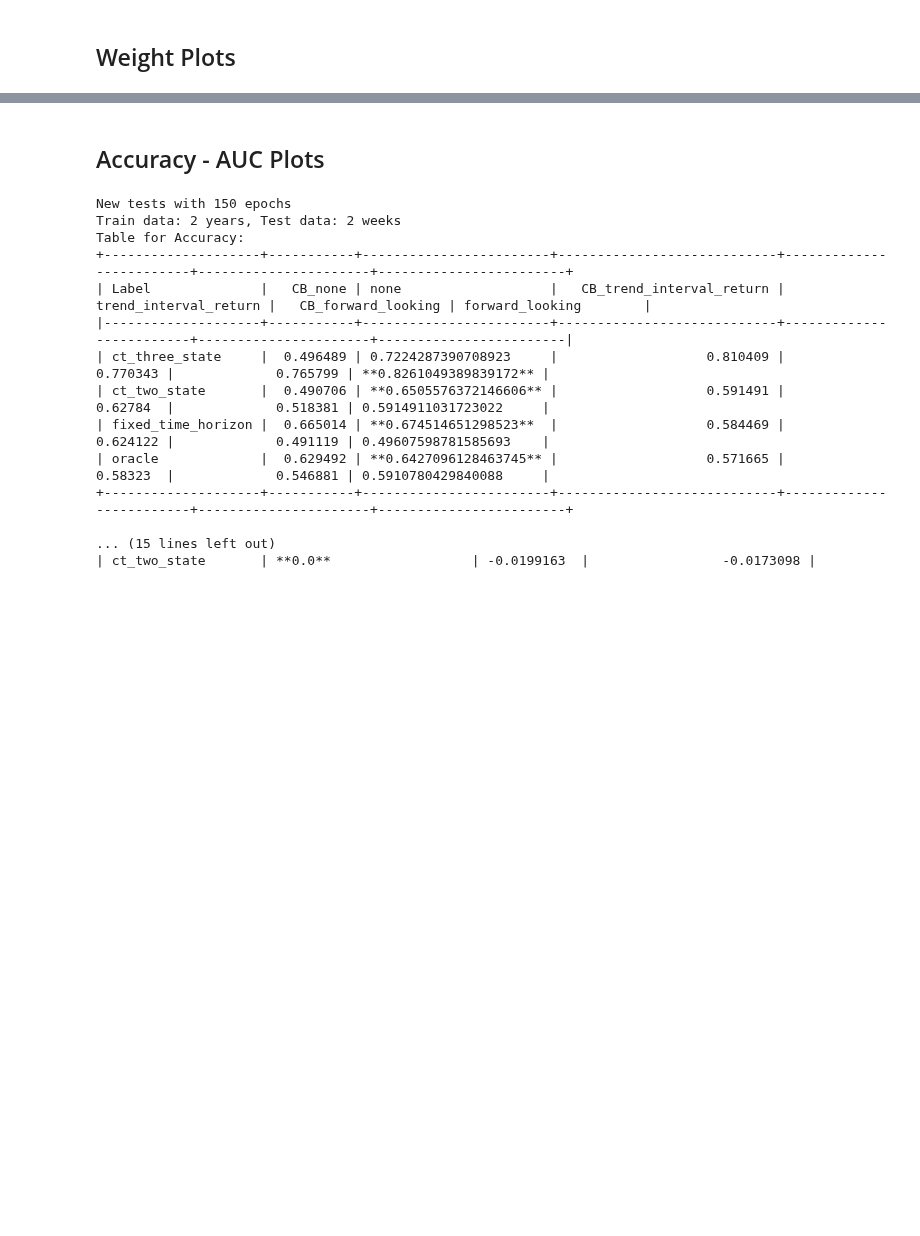
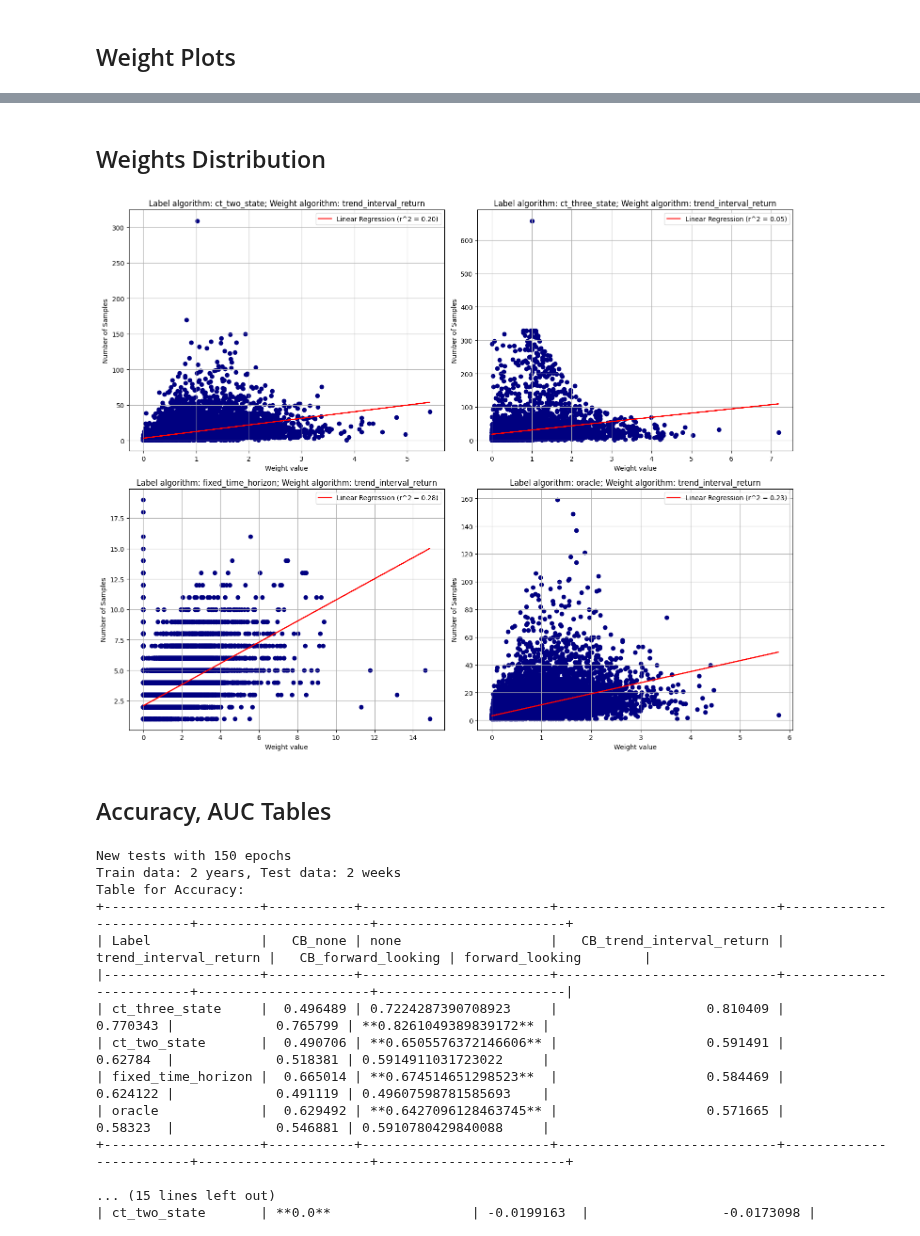
Before and after one commit to MDzaja/MasterThesis, a Jupyter notebook: notebook.ipynb, the cells around one changed output, grey strips where cells are left out. Cells and saved outputs as stored; diff of their text form; code cells hidden in the pictures; blank space fills up the shorter version.

```diff
--- a/notebook.ipynb
+++ b/notebook.ipynb
@@ -167,8 +164,8 @@ plot_utils.plot_4_aggregated_trend_distribution(f'all - Individual Trend Distrib
 ## Weight Plots
 # %%
 from weights import trend_interval_return
-start_index = 150
-end_index = 250
+start_index = 352
+end_index = 460
 prices = raw_train_df['Close'].iloc[start_index:end_index]
 labels = labels_train_dict['oracle'].iloc[start_index:end_index]
 weights_dict = {}
@@ -176,15 +173,8 @@ for weight_alg, weights in weights_train_dict['oracle'].items():
     if weight_alg in ['trend_interval_return', 'forward_looking']:
         weights_dict[weight_alg] = weights.iloc[start_index:end_index]
 
-plot_utils.plot_weights('Weights', prices, labels, weights_dict)
-
-
-# plot_utils.plot_weights_distribution(weights_train_dict['oracle']['trend_interval_return'])
-# plot_utils.plot_weights_distribution(weights_test_dict['oracle']['forward_looking'])
-
-# print(weights_train_dict['oracle']['trend_interval_return'].sum())
-# print(weights_train_dict['oracle']['trend_interval_return'].shape)
-
-# plot_utils.plot_4_aggregated_trend_distribution('trend interval return', weights_train_dict['oracle']['trend_interval_return'])
-# plot_utils.plot_4_aggregated_trend_distribution('forward looking', weights_train_dict['oracle']['forward_looking'])
+_weights = weights_train_dict['oracle']['trend_interval_return'].iloc[start_index:end_index]
+weight_utils.plot_weights('Povrat intervala trenda', prices, labels_dict['oracle'], _weights, 'blue')
+_weights = weights_train_dict['oracle']['forward_looking'].iloc[start_index:end_index]
+weight_utils.plot_weights('Gledanje unaprijed', prices, labels_dict['oracle'], _weights, 'red')
 # %% [output]
@@ -192,5 +183,20 @@ plot_utils.plot_weights('Weights', prices, labels, weights_dict)
+# %% [markdown]
+## Weights Distribution
+# %%
+title_list = []
+weights_list = []
+for label_name, weights in weights_train_dict.items():
+    if label_name == 'triple_barrier':
+        continue
+    title_list.append(f'Label algorithm: {label_name}; Weight algorithm: trend_interval_return')
+    weights_list.append(weights['trend_interval_return'])
+
+
+plot_utils.plot_value_occurrences_with_regression(title_list, weights_list, 'Weight value')
+# %% [output]
+[figure, added]
 # %% [markdown]
-## Accuracy - AUC Plots
+## Accuracy, AUC Tables
 # %%
 # Print table with results
 with open('/home/mdzaja/MasterThesis/artifacts/assets/AAPL/models/test_logs/detailed/metrics.json', 'r') as file:
```
Also changed, not shown: parts of 8 cells of this notebook, 12 other files.
